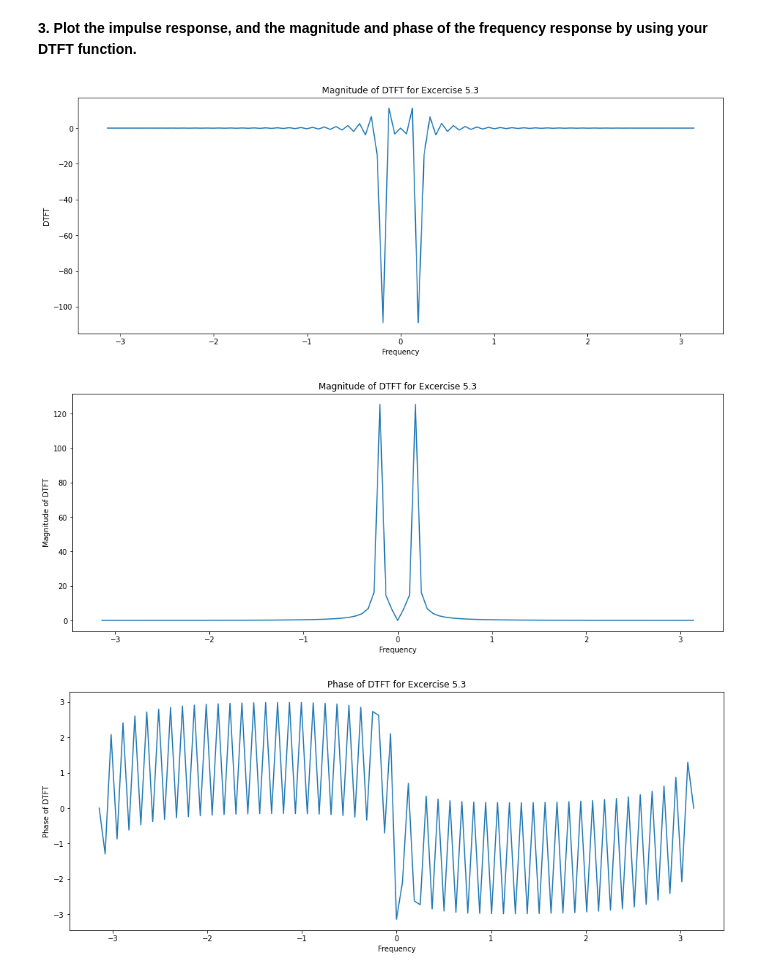
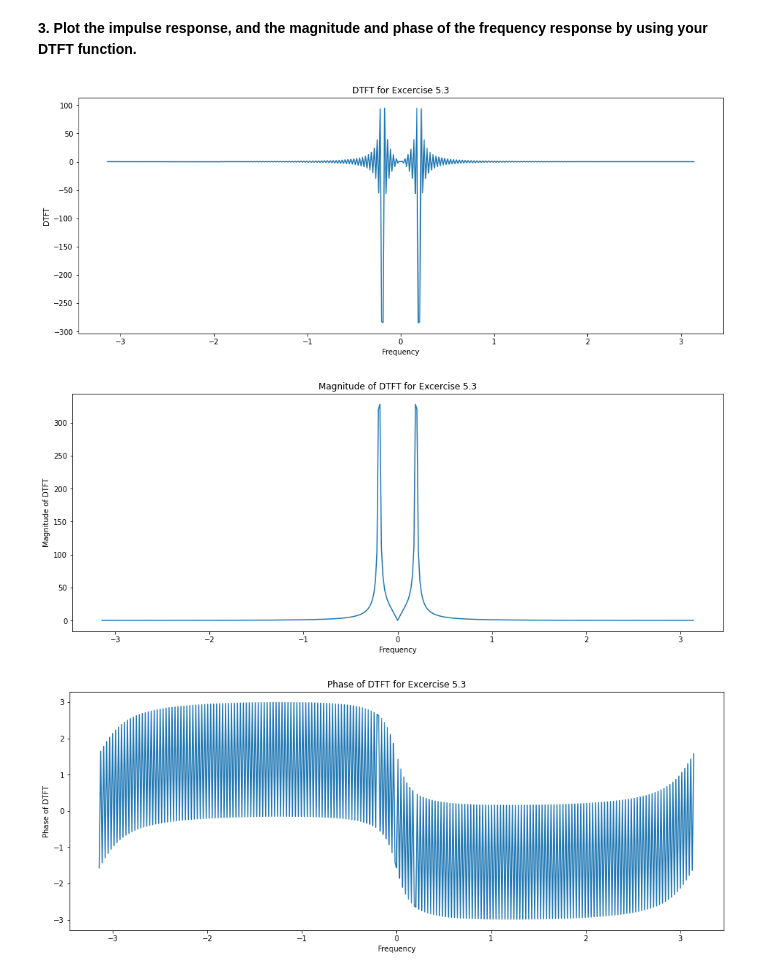
Before and after one commit to cdavin2/dsp_lab03, a Jupyter notebook: lab03_final_report.ipynb, the cells around one changed output. Cells and saved outputs as stored; diff of their text form; code cells hidden in the pictures.

```diff
--- a/lab03_final_report.ipynb
+++ b/lab03_final_report.ipynb
@@ -161,12 +164,10 @@ def DTFT(x, n0, w):
   # n0 is starting index (aka shift)
   # w frequency domain x axis
 
-  N = len(w) # the length in frequency domain
-  X = np.zeros(N).astype(np.complex64) # coding rule
+  X = np.complex64(0)
 
-  for n in range(N):
+  for n in range(len(x)):
     X += x[n] * np.exp(-1j * w * (n + n0))
-
   return X
 # %% [markdown]
 **2. For the following signals**
@@ -324,46 +325,34 @@ plt.show()
 **3. Plot the impulse response, and the magnitude and phase of the frequency response by using your DTFT function.**
 # %%
 # write your code here
-def DTFT(x, n0, w):
-  # x is input signal
-  # n0 is starting index (aka shift)
-  # w frequency domain x axis
-
-  N = len(w) # the length in frequency domain
-  X = np.zeros(N).astype(np.complex64) # coding rule
-
-  for n in range(N):
-    X += x[n] * np.exp(-1j * w * (n + n0))
-
-  return X
-
-w = np.linspace(-np.pi, np.pi, 101)
-n = np.linspace(-50, 50, 101) # time domain x axis
+w = np.linspace(-np.pi, np.pi, 401)
+n = np.linspace(-1000, 1000, 2001) # time domain x axis
 n0 = n[0] # n0 aka shift of n
 Xt_pi16 = np.sin(np.pi/16 * n)
 
 Xw_pi16 = DTFT(Xt_pi16, n0, w)
 Hw = .3 + .51 * (  (  np.exp(-1j*w)  )  /  (  1 - .9*np.exp(-1j*w)  )   )
 Yw = Xw_pi16 * Hw
 
-plt.title("Magnitude of DTFT for Excercise 5.3")
+plt.title("DTFT for Excercise 5.3")
 plt.xlabel("Frequency")
 plt.ylabel("DTFT")
 plt.plot(w, Yw)
 plt.show()
-
-plt.title("Magnitude of DTFT for Excercise 5.3")
-plt.xlabel("Frequency")
-plt.ylabel("Magnitude of DTFT")
-plt.plot(w, np.abs(Yw))
-plt.show()
-
-plt.title("Phase of DTFT for Excercise 5.3")
-plt.xlabel("Frequency")
-plt.ylabel("Phase of DTFT")
-plt.plot(w, np.angle(Yw))
-plt.show()
 # %% [output]
-[figure, old version]
+[figure, new version]
-[figure, removed]
-[figure, removed]
+# %%
+plt.title("Magnitude of DTFT for Excercise 5.3")
+plt.xlabel("Frequency")
+plt.ylabel("Magnitude of DTFT")
+plt.plot(w, np.abs(Yw))
+plt.show()
+
+plt.title("Phase of DTFT for Excercise 5.3")
+plt.xlabel("Frequency")
+plt.ylabel("Phase of DTFT")
+plt.plot(w, np.angle(Yw))
+plt.show()
+# %% [output]
+[figure, added]
+[figure, added]
```
Also changed, not shown: parts of 1 cell of this notebook.
